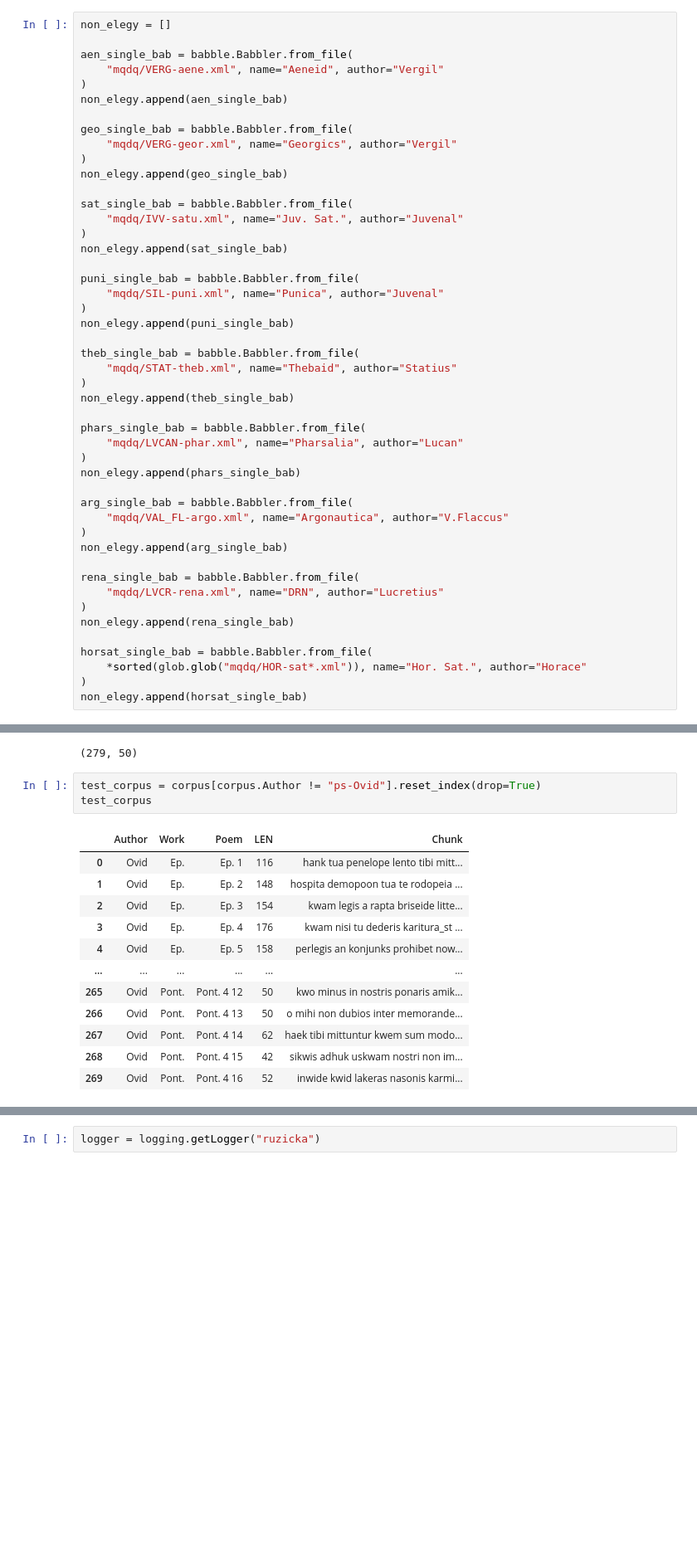
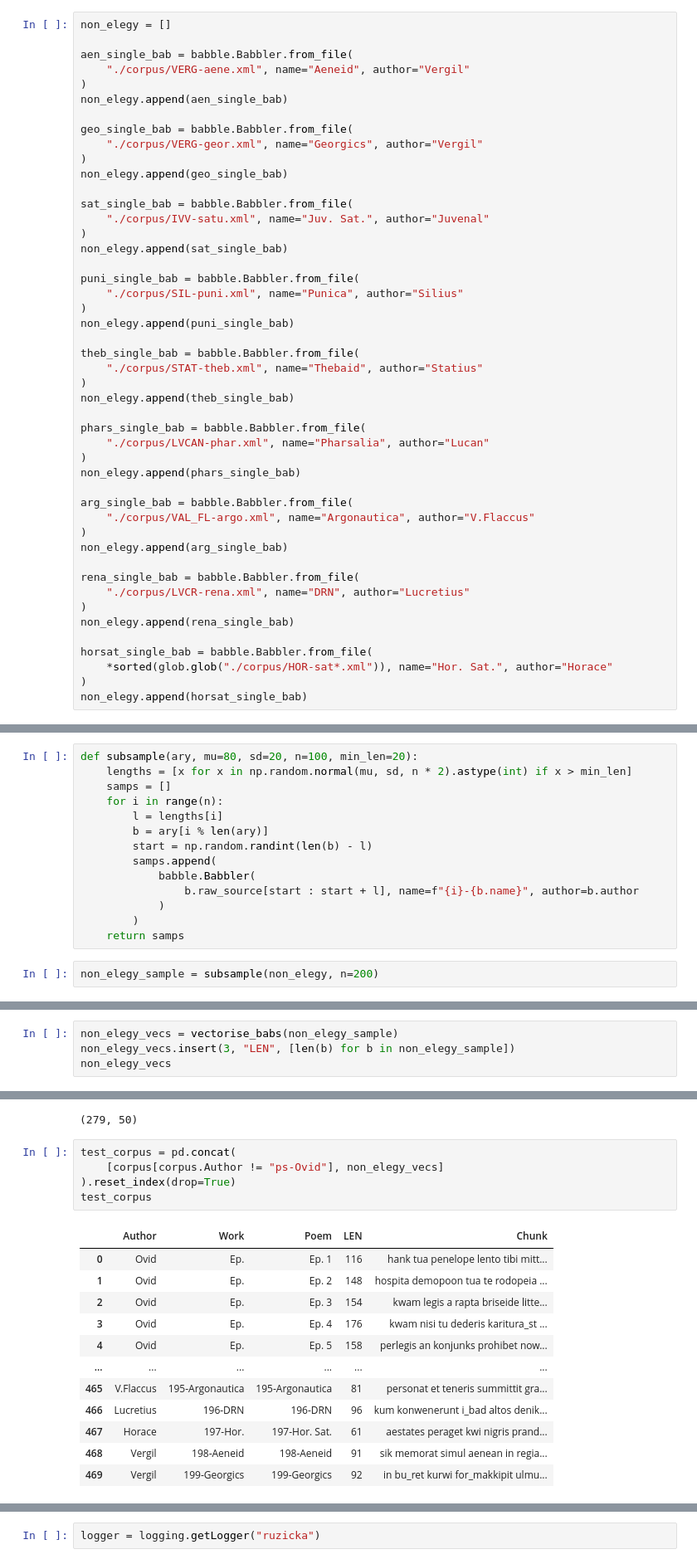
Before and after one commit to bnagy/nux-paper, a Jupyter notebook: repro/nux_imposters_ngram.ipynb, the cells around one changed output, grey strips where cells are left out. Shown at 83% size. Drawn from its saved outputs; the diff is of its cells as text; blank space fills up the shorter version.

```diff
--- a/repro/nux_imposters_ngram.ipynb
+++ b/repro/nux_imposters_ngram.ipynb
@@ -119,46 +120,46 @@ collection.extend(ibis_ary)
 non_elegy = []
 
 aen_single_bab = babble.Babbler.from_file(
-    "mqdq/VERG-aene.xml", name="Aeneid", author="Vergil"
+    "./corpus/VERG-aene.xml", name="Aeneid", author="Vergil"
 )
 non_elegy.append(aen_single_bab)
 
 geo_single_bab = babble.Babbler.from_file(
-    "mqdq/VERG-geor.xml", name="Georgics", author="Vergil"
+    "./corpus/VERG-geor.xml", name="Georgics", author="Vergil"
 )
 non_elegy.append(geo_single_bab)
 
 sat_single_bab = babble.Babbler.from_file(
-    "mqdq/IVV-satu.xml", name="Juv. Sat.", author="Juvenal"
+    "./corpus/IVV-satu.xml", name="Juv. Sat.", author="Juvenal"
 )
 non_elegy.append(sat_single_bab)
 
 puni_single_bab = babble.Babbler.from_file(
-    "mqdq/SIL-puni.xml", name="Punica", author="Juvenal"
+    "./corpus/SIL-puni.xml", name="Punica", author="Silius"
 )
 non_elegy.append(puni_single_bab)
 
 theb_single_bab = babble.Babbler.from_file(
-    "mqdq/STAT-theb.xml", name="Thebaid", author="Statius"
+    "./corpus/STAT-theb.xml", name="Thebaid", author="Statius"
 )
 non_elegy.append(theb_single_bab)
 
 phars_single_bab = babble.Babbler.from_file(
-    "mqdq/LVCAN-phar.xml", name="Pharsalia", author="Lucan"
+    "./corpus/LVCAN-phar.xml", name="Pharsalia", author="Lucan"
 )
 non_elegy.append(phars_single_bab)
 
 arg_single_bab = babble.Babbler.from_file(
-    "mqdq/VAL_FL-argo.xml", name="Argonautica", author="V.Flaccus"
+    "./corpus/VAL_FL-argo.xml", name="Argonautica", author="V.Flaccus"
 )
 non_elegy.append(arg_single_bab)
 
 rena_single_bab = babble.Babbler.from_file(
-    "mqdq/LVCR-rena.xml", name="DRN", author="Lucretius"
+    "./corpus/LVCR-rena.xml", name="DRN", author="Lucretius"
 )
 non_elegy.append(rena_single_bab)
 
 horsat_single_bab = babble.Babbler.from_file(
-    *sorted(glob.glob("mqdq/HOR-sat*.xml")), name="Hor. Sat.", author="Horace"
+    *sorted(glob.glob("./corpus/HOR-sat*.xml")), name="Hor. Sat.", author="Horace"
 )
 non_elegy.append(horsat_single_bab)
@@ -167,3 +166,19 @@ FileNotFoundError: [Errno 2] No such file or directory: 'mqdq/VERG-aene.xml'
+# %%
+def subsample(ary, mu=80, sd=20, n=100, min_len=20):
+    lengths = [x for x in np.random.normal(mu, sd, n * 2).astype(int) if x > min_len]
+    samps = []
+    for i in range(n):
+        l = lengths[i]
+        b = ary[i % len(ary)]
+        start = np.random.randint(len(b) - l)
+        samps.append(
+            babble.Babbler(
+                b.raw_source[start : start + l], name=f"{i}-{b.name}", author=b.author
+            )
+        )
+    return samps
+# %%
+non_elegy_sample = subsample(non_elegy, n=200)
 # %%
 %load_ext rpy2.ipython
 # %% [output]
@@ -222,3 +237,7 @@ vecs
 | 285 | ps-Ovid | Ibis | Ibis 3 | 200 | kwi_kwokulis karuit per kwos male... |
 | 286 | ps-Ovid | Ibis | Ibis 4 | 178 | aut te dewoweat kertis abdera die... |
 287 rows × 5 columns
+# %%
+non_elegy_vecs = vectorise_babs(non_elegy_sample)
+non_elegy_vecs.insert(3, "LEN", [len(b) for b in non_elegy_sample])
+non_elegy_vecs
@@ -509,18 +556,20 @@ lsa_data.shape
 # %% [output]
 (279, 50)
 # %%
-test_corpus = corpus[corpus.Author != "ps-Ovid"].reset_index(drop=True)
+test_corpus = pd.concat(
+    [corpus[corpus.Author != "ps-Ovid"], non_elegy_vecs]
+).reset_index(drop=True)
 test_corpus
 # %% [output]
 |  | Author | Work | Poem | LEN | Chunk |
 | 0 | Ovid | Ep. | Ep. 1 | 116 | hank tua penelope lento tibi mitt... |
 | 1 | Ovid | Ep. | Ep. 2 | 148 | hospita demopoon tua te rodopeia ... |
 | 2 | Ovid | Ep. | Ep. 3 | 154 | kwam legis a rapta briseide litte... |
 | 3 | Ovid | Ep. | Ep. 4 | 176 | kwam nisi tu dederis karitura_st ... |
 | 4 | Ovid | Ep. | Ep. 5 | 158 | perlegis an konjunks prohibet now... |
 | ... | ... | ... | ... | ... | ... |
-| 265 | Ovid | Pont. | Pont. 4 12 | 50 | kwo minus in nostris ponaris amik... |
-| 266 | Ovid | Pont. | Pont. 4 13 | 50 | o mihi non dubios inter memorande... |
-| 267 | Ovid | Pont. | Pont. 4 14 | 62 | haek tibi mittuntur kwem sum modo... |
-| 268 | Ovid | Pont. | Pont. 4 15 | 42 | sikwis adhuk uskwam nostri non im... |
-| 269 | Ovid | Pont. | Pont. 4 16 | 52 | inwide kwid lakeras nasonis karmi... |
+| 465 | V.Flaccus | 195-Argonautica | 195-Argonautica | 81 | personat et teneris summittit gra... |
+| 466 | Lucretius | 196-DRN | 196-DRN | 96 | kum konwenerunt i_bad altos denik... |
+| 467 | Horace | 197-Hor. | 197-Hor. Sat. | 61 | aestates peraget kwi nigris prand... |
+| 468 | Vergil | 198-Aeneid | 198-Aeneid | 91 | sik memorat simul aenean in regia... |
+| 469 | Vergil | 199-Georgics | 199-Georgics | 92 | in bu_ret kurwi for_makkipit ulmu... |
```
Also changed, not shown: parts of 30 cells of this notebook, 1 other file.
